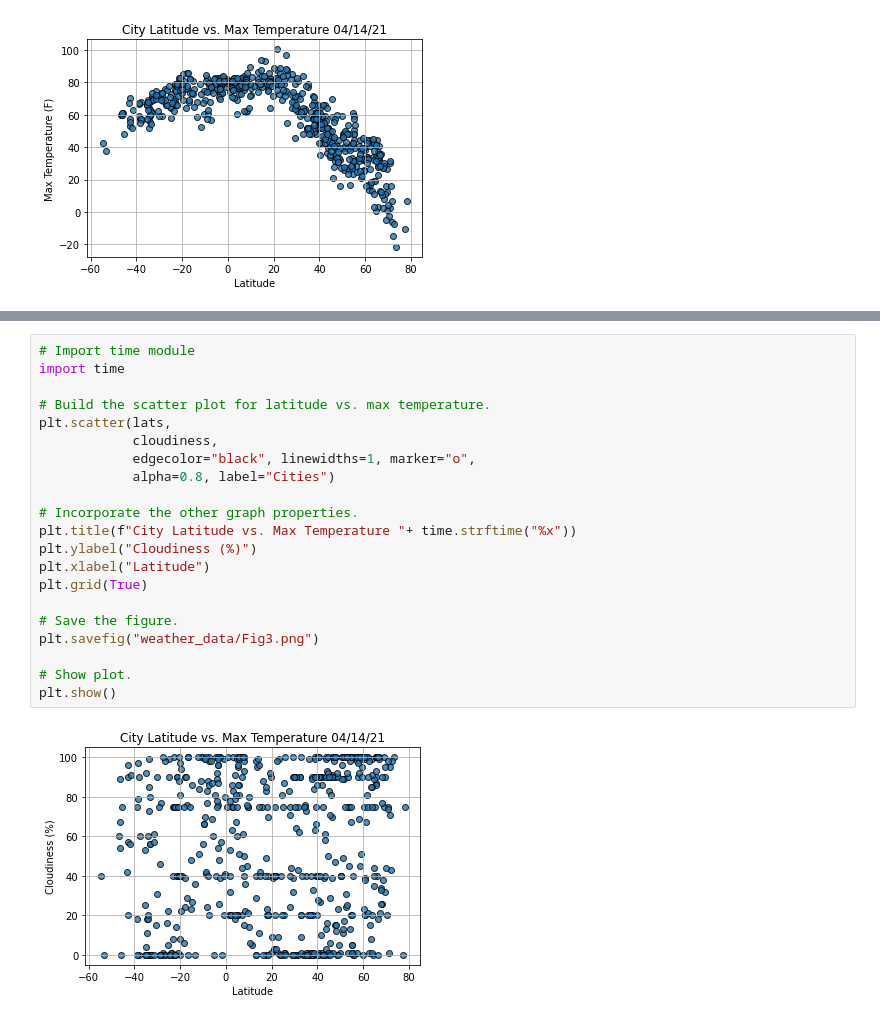
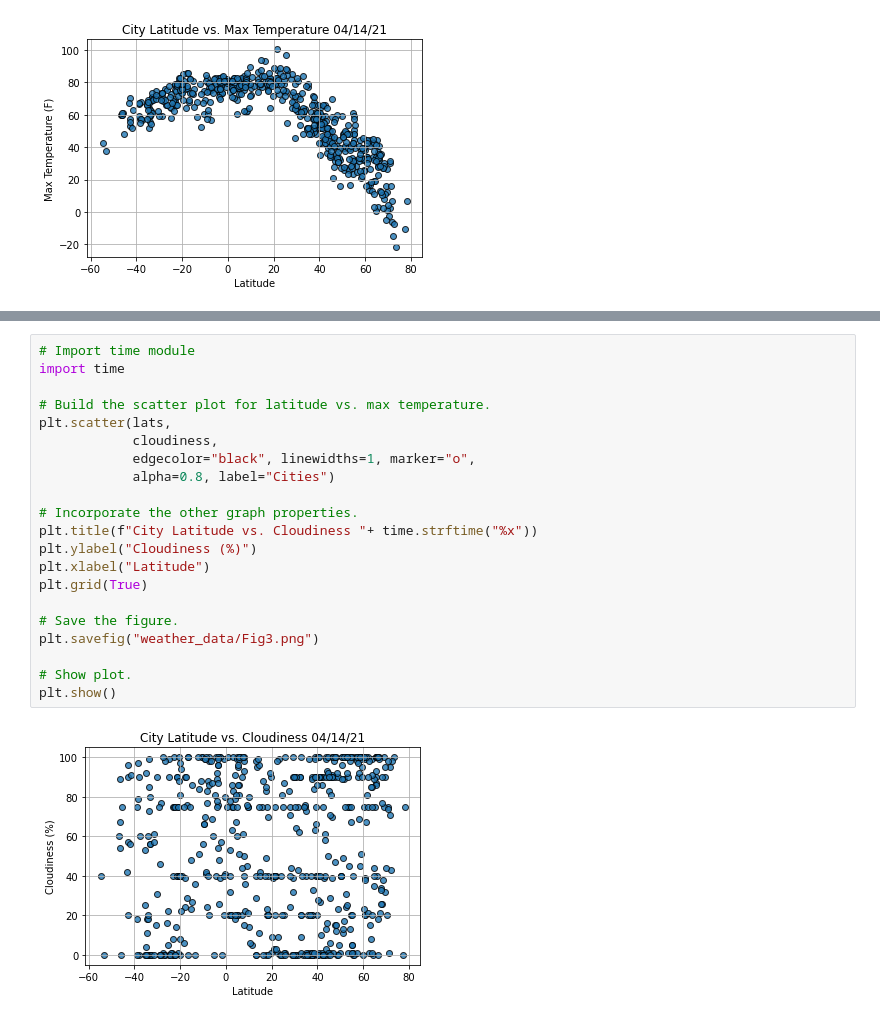
Before and after one commit to jperth1/World_Weather_Analysis, a Jupyter notebook: WeatherPy.ipynb, the cells around one changed output, grey strips where cells are left out. Saved outputs shown, nothing was run; the diff lists cells and outputs as text.

```diff
--- a/WeatherPy.ipynb
+++ b/WeatherPy.ipynb
@@ -341,26 +341,26 @@ plt.show()
 # %%
 # Import time module
 import time
 
 # Build the scatter plot for latitude vs. max temperature.
 plt.scatter(lats,
             cloudiness,
             edgecolor="black", linewidths=1, marker="o",
             alpha=0.8, label="Cities")
 
 # Incorporate the other graph properties.
-plt.title(f"City Latitude vs. Max Temperature "+ time.strftime("%x"))
+plt.title(f"City Latitude vs. Cloudiness "+ time.strftime("%x"))
 plt.ylabel("Cloudiness (%)")
 plt.xlabel("Latitude")
 plt.grid(True)
 
 # Save the figure.
 plt.savefig("weather_data/Fig3.png")
 
 # Show plot.
 plt.show()
 # %% [output]
-[figure, old version]
+[figure, new version]
 # %%
 # Import time module
 import time
```
Also changed, not shown: parts of 2 cells of this notebook, 2 other files.
